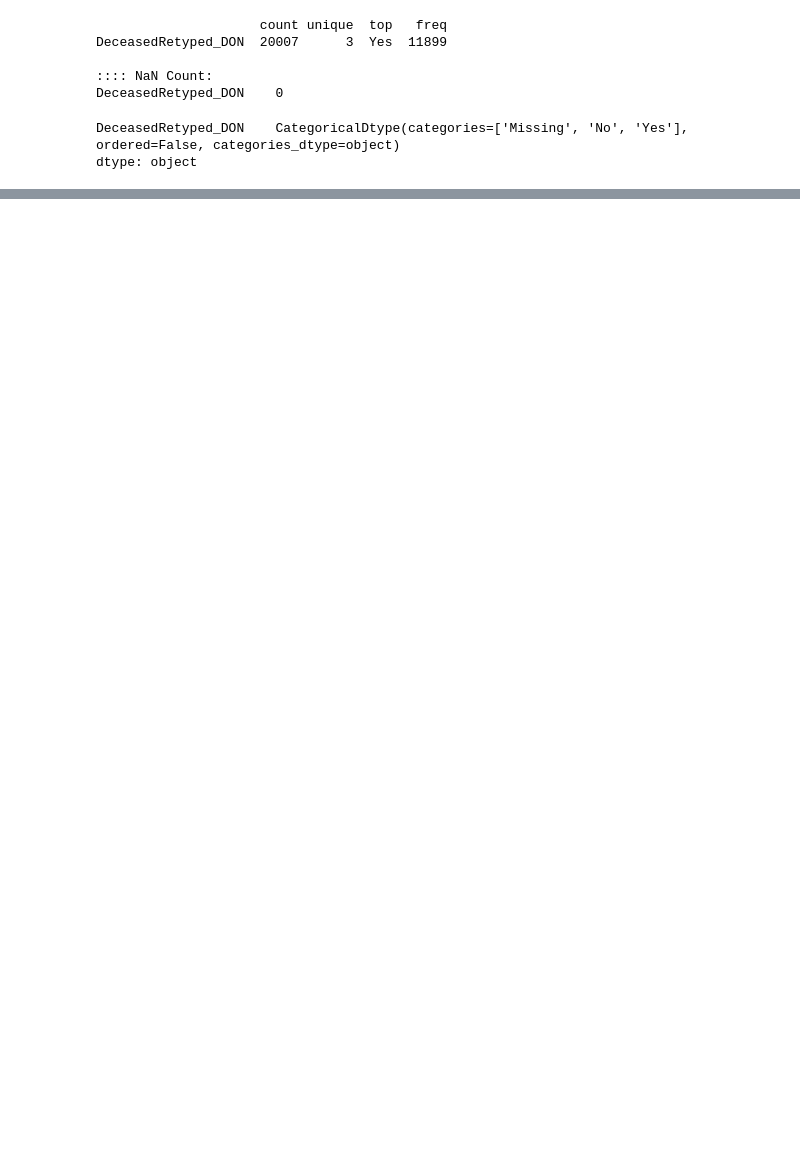
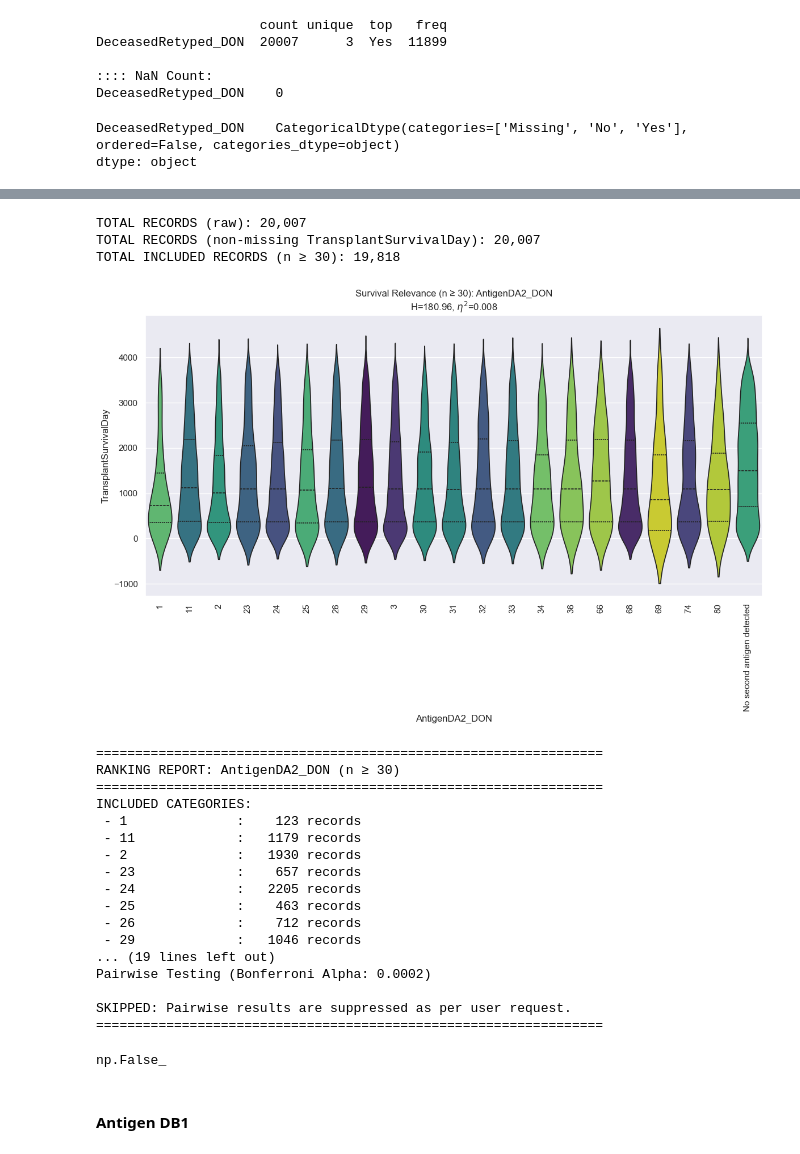
Before and after one commit to SirErikPak/UNOS, a Jupyter notebook: Notebook/WrangleDonor.ipynb, the cells around one changed output, grey strips where cells are left out. Drawn from its saved outputs; the diff is of its cells as text; code cells hidden in the pictures; blank space fills up the shorter version.

```diff
--- a/Notebook/WrangleDonor.ipynb
+++ b/Notebook/WrangleDonor.ipynb
@@ -116,0 +349,5 @@ cc.nominal_rank_survival()
+# %%
+# info
+features = u.get_feature_info(df_m, 'AntigenDA1', cat=False)
+# dtype
+{col: df_m[col].dtype for col in features}
@@ -116,0 +391,15 @@ cc.nominal_rank_survival()
+# %%
+# mapping dictionary
+collapse_map = results['mapping']
+# New feature
+df_m[features[0] + "_group"] = (
+    df_m[features[0]]
+    .map(collapse_map)
+    .astype("category")
+)
+# initialize list
+remove_cols = features
+# mapping DataFrame
+mapping_df = pd.concat([pd.DataFrame([u.build_feature_dict(results)]), mapping_df], ignore_index=True)
+# sanity check
+df_m[features[0] + "_group"].isna().any()
@@ -116,0 +429,43 @@ cc.nominal_rank_survival()
+# %%
+results=cc.nominal_rank_survival(df_m, 'AntigenDA2_DON', supress=True, rotation=90)
+# %% [output]
+TOTAL RECORDS (raw): 20,007
+TOTAL RECORDS (non-missing TransplantSurvivalDay): 20,007
+TOTAL INCLUDED RECORDS (n ≥ 30): 19,818
+[figure, added]
+=================================================================
+RANKING REPORT: AntigenDA2_DON (n ≥ 30)
+=================================================================
+INCLUDED CATEGORIES:
+ - 1              :    123 records
+ - 11             :   1179 records
+ - 2              :   1930 records
+ - 23             :    657 records
+ - 24             :   2205 records
+ - 25             :    463 records
+ - 26             :    712 records
+ - 29             :   1046 records
+... (19 lines left out)
+Pairwise Testing (Bonferroni Alpha: 0.0002)
+
+SKIPPED: Pairwise results are suppressed as per user request.
+=================================================================
+# %%
+# mapping dictionary
+collapse_map = results['mapping']
+# New feature
+df_m[features[0] + "_group"] = (
+    df_m[features[0]]
+    .map(collapse_map)
+    .astype("category")
+)
+# add to list
+remove_cols.extend(features)
+# mapping DataFrame
+mapping_df = pd.concat([pd.DataFrame([u.build_feature_dict(results)]), mapping_df], ignore_index=True)
+# sanity check
+df_m[features[0] + "_group"].isna().any()
+# %% [output]
+np.False_
+# %% [markdown]
+####  Antigen DB1
```
Also changed, not shown: parts of 78 cells of this notebook, 3 other files.
